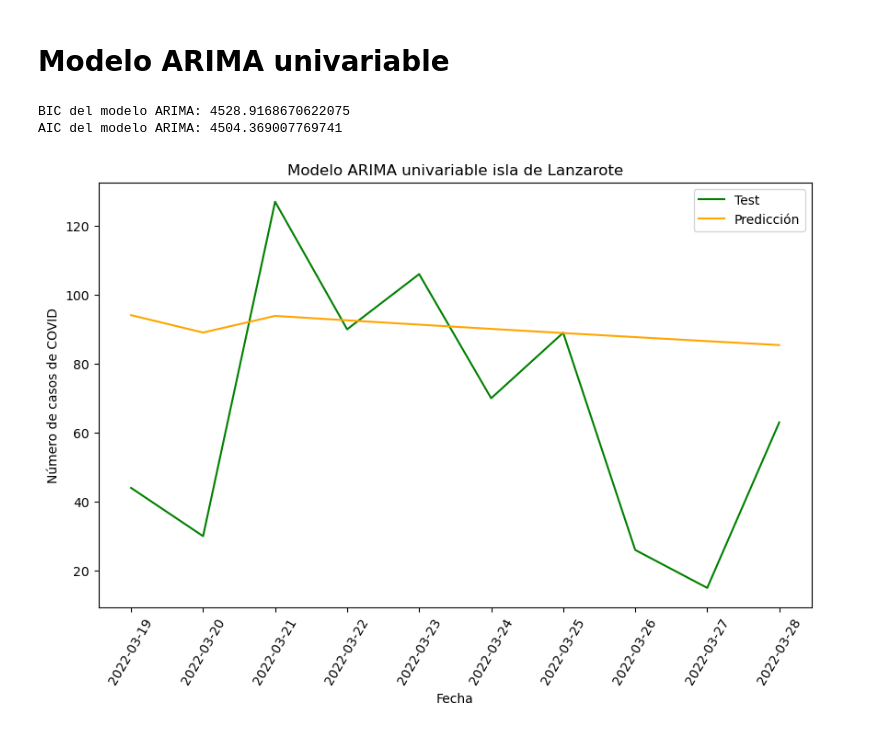
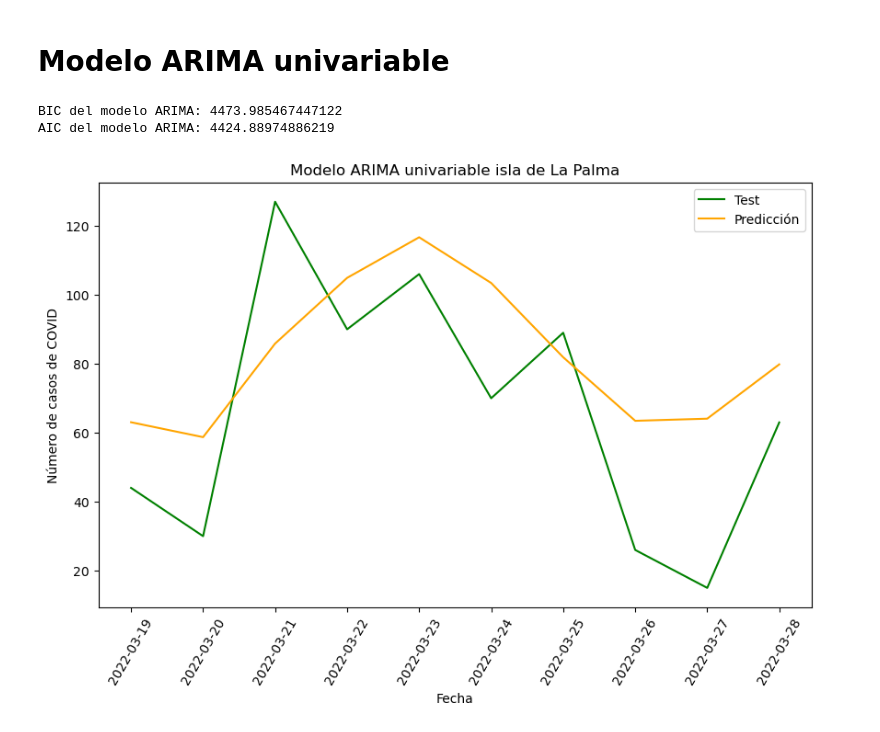
Before and after one commit to jalonsouoc/TFM, a Jupyter notebook: code/ARIMA_LaPalma.ipynb, the cells around one changed output. Drawn from its saved outputs; the diff is of its cells as text; code cells hidden in the pictures.

Commit message:
Avanzando isla de La Palma

```diff
--- a/code/ARIMA_LaPalma.ipynb
+++ b/code/ARIMA_LaPalma.ipynb
@@ -169,9 +169,9 @@ visualizar_pacf(datos_LaPalma_arima_uni, 10)
 [figure]
 # %%
 # Parámetros del modelo ARIMA
-p = 1
+p = 5
 d = 0
-q = 3
+q = 5
 # %% [markdown]
 # Modelo ARIMA univariable
 # %%
@@ -184,17 +184,17 @@ modelo_arima_LaPalma = arima_LaPalma.fit()
 # %%
 visualizar_bic_aic(modelo_arima_LaPalma)
 # %% [output]
-BIC del modelo ARIMA: 4528.9168670622075
-AIC del modelo ARIMA: 4504.369007769741
+BIC del modelo ARIMA: 4473.985467447122
+AIC del modelo ARIMA: 4424.88974886219
 # %%
 pred = modelo_arima_LaPalma.forecast(steps=n_dias)
 # %%
 # Título para las visualizaciones
-isla = 'Lanzarote'
+isla = 'La Palma'
 tit = 'Modelo ARIMA univariable isla de ' + isla
 visualizar_dif_pred_test(test, pred, '', tit)
 # %% [output]
-[figure, old version]
+[figure, new version]
 # %%
 visualizar_historico(train, test, pred, '', 140, tit)
 # %% [output]
```
Also changed, not shown: parts of 26 cells of this notebook.
